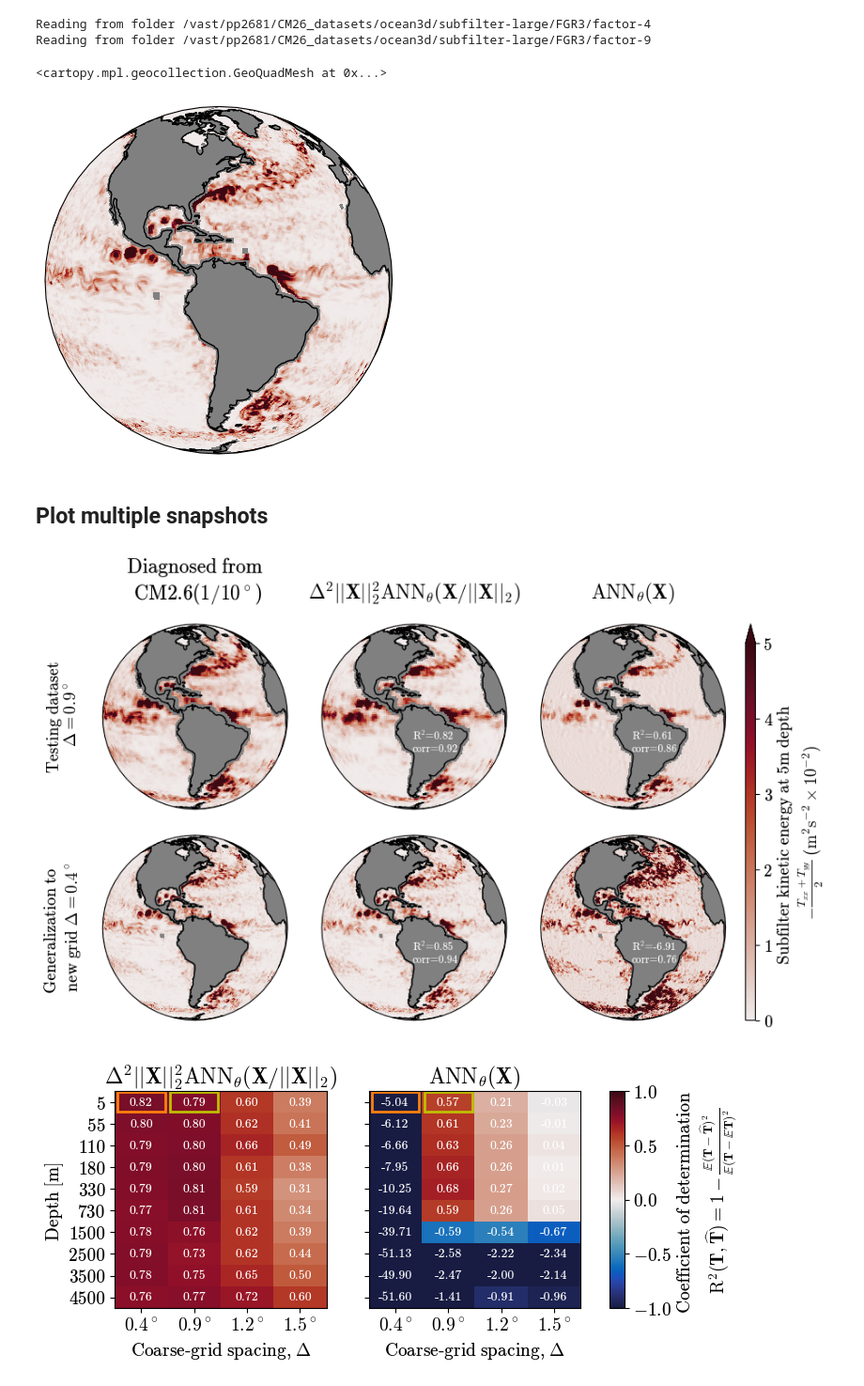
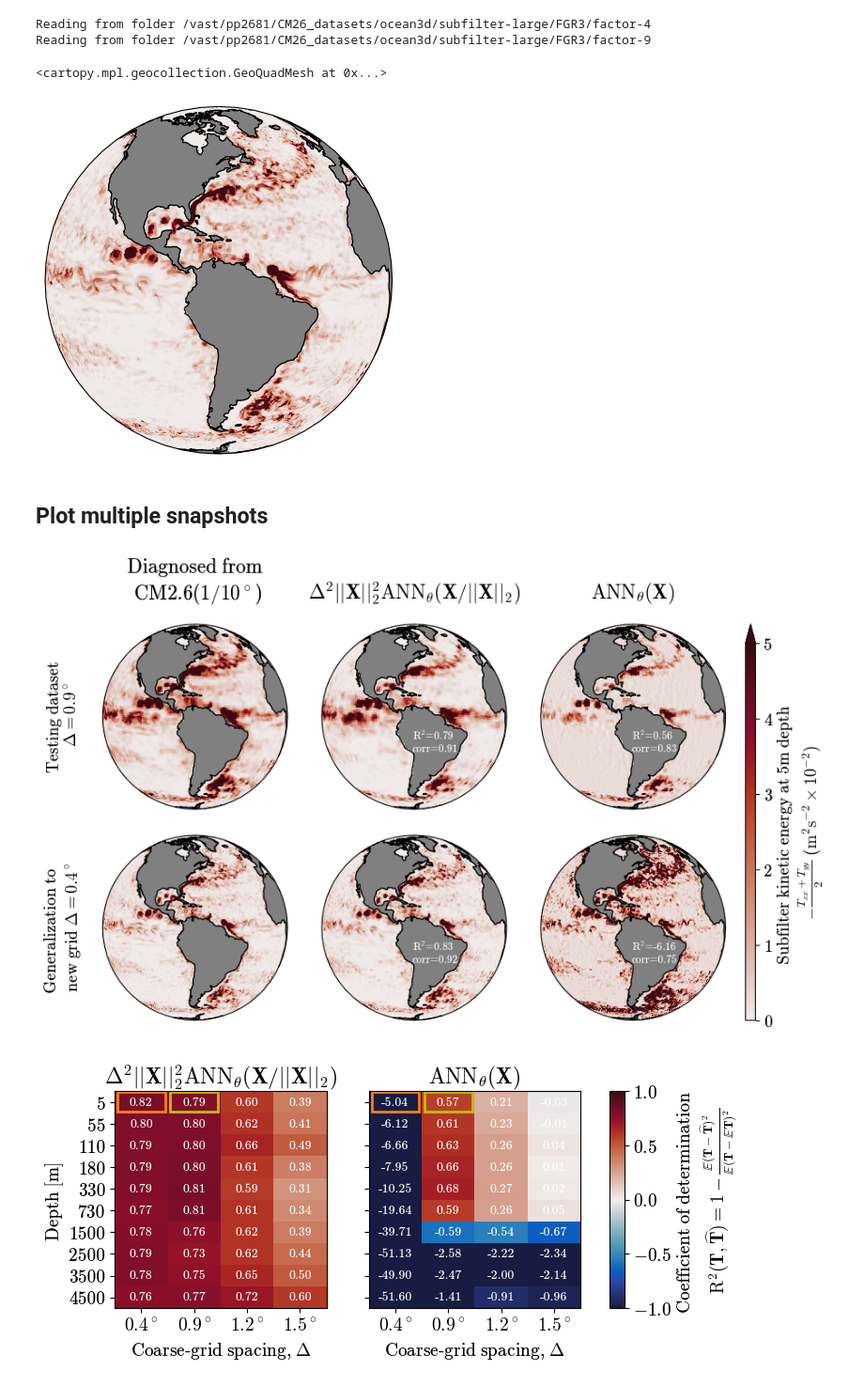
Before and after one commit to m2lines/ANN-momentum-mesoscale, a Jupyter notebook: notebooks/Figure-1.ipynb, the cells around one changed output. Shown at 94% size. Saved outputs shown, nothing was run; the diff lists cells and outputs as text; code cells hidden in the pictures.

Commit message:
Figure 1

```diff
--- a/notebooks/Figure-1.ipynb
+++ b/notebooks/Figure-1.ipynb
@@ -73,9 +69,9 @@ mask_9 = ann_default[9].wet2[0]
 # %%
 # Check plotting function on one snapshot of diagnosed data
-plot_SGS_KE(ann_default[4].SGS_KE[0]*mask_4, param_4)
+plot_SGS_KE(ann_default[4].SGS_KE[0], param_4)
 # %% [output]
 <cartopy.mpl.geocollection.GeoQuadMesh at 0x...>
-[figure, old version]
+[figure, new version]
 # %% [markdown]
 ## Plot multiple snapshots
 # %%
@@ -89,20 +85,20 @@ fig, axes = plt.subplots(
 axes = axes.flatten()
 
 
-plot_SGS_KE(skill['factor-9-depth-0'][9].SGS_KE[0]*mask_9, param_9, ax=axes[0])
+plot_SGS_KE(skill['factor-9-depth-0'][9].SGS_KE[0], param_9, ax=axes[0])
 axes[0].set_title('Diagnosed from\n CM2.6($1/10^\circ$)', y=1.1)
 
-plot_SGS_KE(skill['factor-9-depth-0'][9].SGS_KE_pred[0]*mask_9, param_9,ax=axes[1], true_data=skill['factor-9-depth-0'][9].SGS_KE[0]*mask_9)
+plot_SGS_KE(skill['factor-9-depth-0'][9].SGS_KE_pred[0], param_9,ax=axes[1], true_data=skill['factor-9-depth-0'][9].SGS_KE[0])
 axes[1].set_title('$\\Delta^2 ||\\mathbf{X}||_2^2 \\mathrm{ANN}_{\\theta} (\\mathbf{X} / ||\\mathbf{X}||_2)$', y=1.1)
 
-plot_SGS_KE(skill['no-scaling-factor-9-depth-0'][9].SGS_KE_pred[0]*mask_9, param_9,ax=axes[2], true_data=skill['factor-9-depth-0'][9].SGS_KE[0]*mask_9)
+plot_SGS_KE(skill['no-scaling-factor-9-depth-0'][9].SGS_KE_pred[0], param_9,ax=axes[2], true_data=skill['factor-9-depth-0'][9].SGS_KE[0])
 axes[2].set_title('$\\mathrm{ANN}_{\\theta} (\\mathbf{X})$', y=1.1)
 
-plot_SGS_KE(skill['factor-9-depth-0'][4].SGS_KE[0]*mask_4, param_4, ax=axes[3])
+plot_SGS_KE(skill['factor-9-depth-0'][4].SGS_KE[0], param_4, ax=axes[3])
 
-plot_SGS_KE(skill['factor-9-depth-0'][4].SGS_KE_pred[0]*mask_4, param_4,ax=axes[4], true_data=skill['factor-9-depth-0'][4].SGS_KE[0]*mask_4)
+plot_SGS_KE(skill['factor-9-depth-0'][4].SGS_KE_pred[0], param_4,ax=axes[4], true_data=skill['factor-9-depth-0'][4].SGS_KE[0])
 
-im_SGS_KE = plot_SGS_KE(skill['no-scaling-factor-9-depth-0'][4].SGS_KE_pred[0]*mask_4, param_4,ax=axes[5], true_data=skill['factor-9-depth-0'][4].SGS_KE[0]*mask_4)
+im_SGS_KE = plot_SGS_KE(skill['no-scaling-factor-9-depth-0'][4].SGS_KE_pred[0], param_4,ax=axes[5], true_data=skill['factor-9-depth-0'][4].SGS_KE[0])
 
 cbar = plt.colorbar(im_SGS_KE, ax=plt.gcf().axes, shrink=1, extend='max', pad=0.025, aspect=40,
              label='Subfilter kinetic energy at 5m depth \n$-\\frac{T_{xx} + T_{yy}}{2}$ ($\mathrm{m}^2\mathrm{s}^{-2}\\times 10^{-2}$)')
@@ -113,7 +109,7 @@ fig.text(0.12,0.6, 'Testing dataset\n $\\Delta=0.9^\circ$', color='k', rotation=
 fig.text(0.12,0.17, 'Generalization to \n new grid $\\Delta=0.4^\circ$', color='k', rotation=90, ha='center')
 plt.savefig('figures/SGS-KE-snapshot.pdf', dpi=200)
 # %% [output]
-[figure, old version]
+[figure, new version]
 # %%
 import cmocean
 import matplotlib.patches as patches
```
Also changed, not shown: parts of 1 cell of this notebook.
